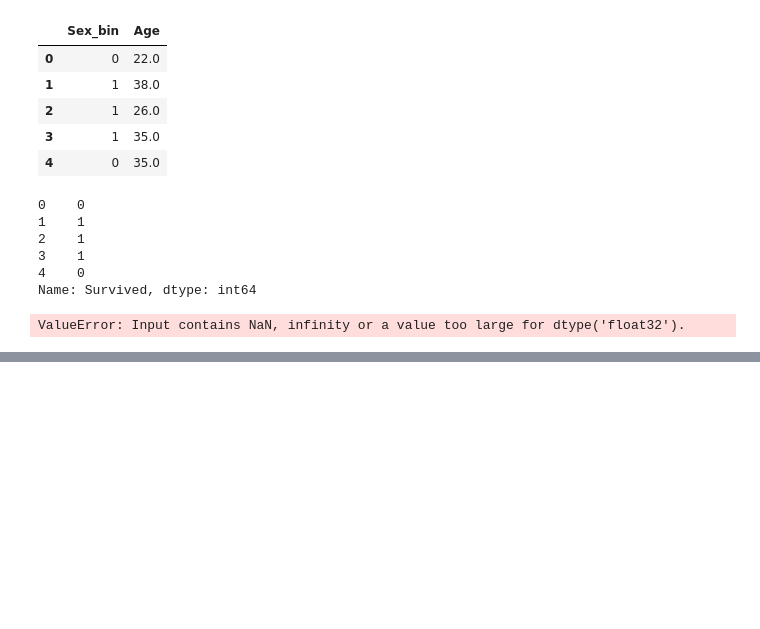
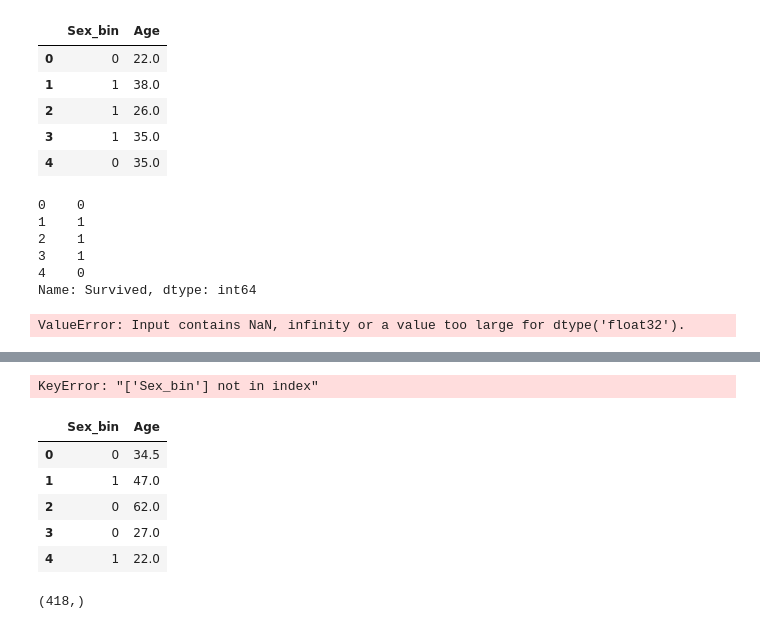
Before and after one commit to fabioeomedeiros/Titanic, a Jupyter notebook: 001_Titanic.ipynb, the cells around one changed output, grey strips where cells are left out. Drawn from its saved outputs; the diff is of its cells as text; code cells hidden in the pictures; blank space fills up the shorter version.

```diff
--- a/001_Titanic.ipynb
+++ b/001_Titanic.ipynb
@@ -86,0 +100,17 @@ ValueError: Input contains NaN, infinity or a value too large for dtype('float32
+# %%
+X_prev = test[variaveis]
+# %% [output]
+KeyError: "['Sex_bin'] not in index"
+# %%
+test['Sex_bin'] = test['Sex'].map(transformar_sexo)
+# %%
+X_prev = test[variaveis]
+X_prev = X_prev.fillna(-1)
+X_prev.head()
+# %% [output]
+|  | Sex_bin | Age |
+| 0 | 0 | 34.5 |
+| 1 | 1 | 47.0 |
+| 2 | 0 | 62.0 |
+| 3 | 0 | 27.0 |
+| 4 | 1 | 22.0 |
@@ -86,0 +119,4 @@ ValueError: Input contains NaN, infinity or a value too large for dtype('float32
+# %%
+p.shape
+# %% [output]
+(418,)
```
Also changed, not shown: parts of 10 cells of this notebook, 1 other file.
